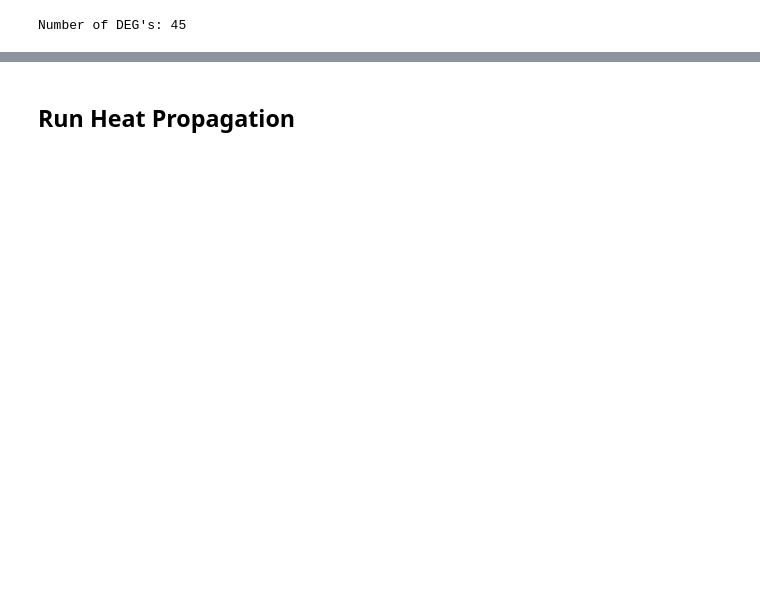
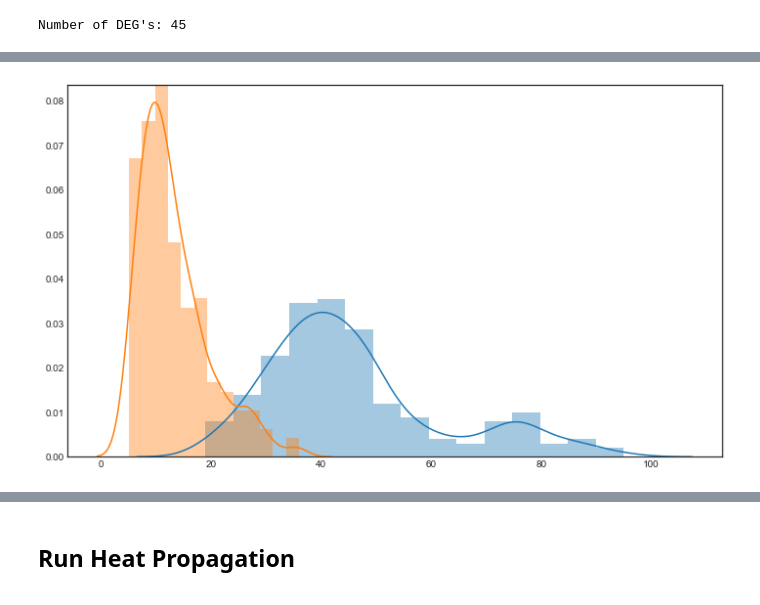
Before and after one commit to ucsd-ccbb/network_bio_toolkit, a Jupyter notebook: notebooks/clustering_notebooks/Heat2_example.ipynb, the cells around one changed output, grey strips where cells are left out. Drawn from its saved outputs; the diff is of its cells as text; code cells hidden in the pictures; blank space fills up the shorter version.

```diff
--- a/notebooks/clustering_notebooks/Heat2_example.ipynb
+++ b/notebooks/clustering_notebooks/Heat2_example.ipynb
@@ -69,0 +221,6 @@ heat.DG_universe = saved_DG_universe
+# %%
+fig, ax = plt.subplots(figsize = (12, 7))
+for data in [LCC_list, LCC_rand]:
+    sns.distplot(data, ax = ax)
+# %% [output]
+[figure, added]
```
Also changed, not shown: parts of 14 cells of this notebook, 5 other files.
